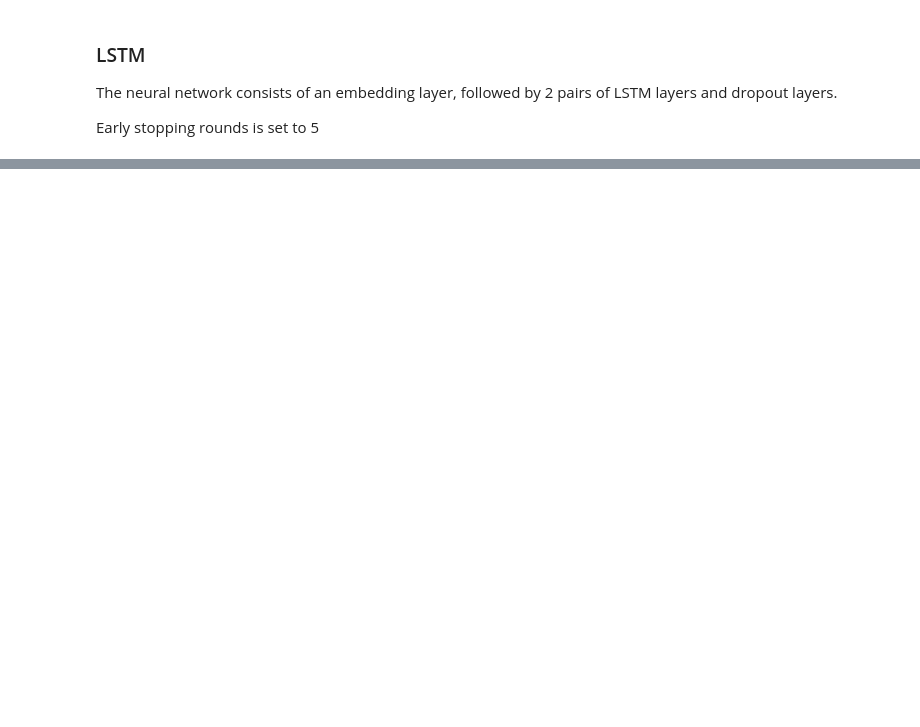
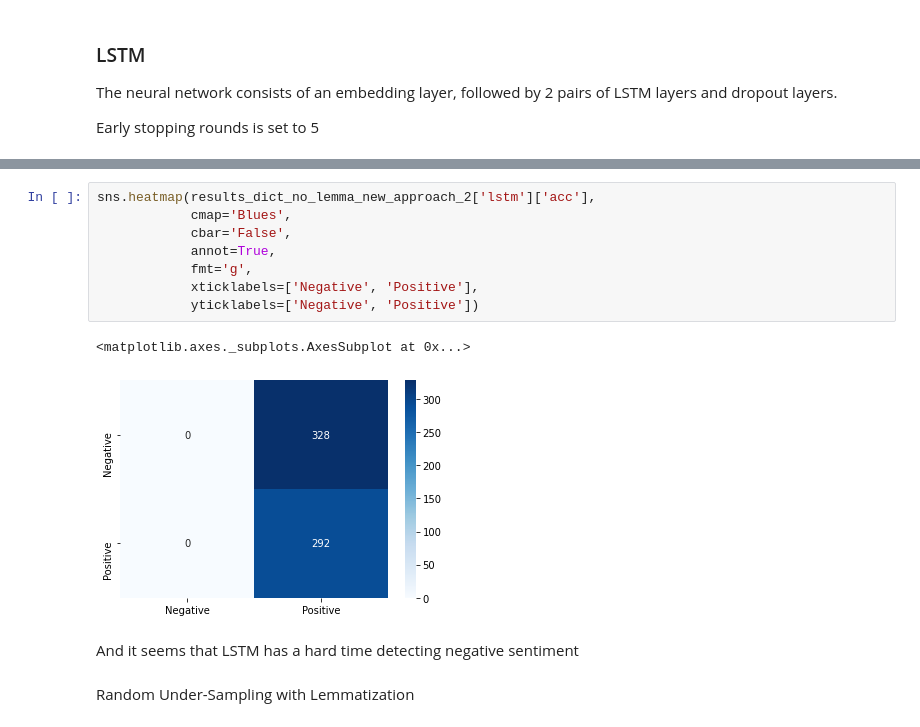
Before and after one commit to Hadryan/Amazon-Musical-Instrument-Sentiment-Analysis, a Jupyter notebook: Results.ipynb, the cells around one changed output, grey strips where cells are left out. Drawn from its saved outputs; the diff is of its cells as text; blank space fills up the shorter version.

```diff
--- a/Results.ipynb
+++ b/Results.ipynb
@@ -163,0 +220,15 @@ It seems that removing the neutral class did not help our issue. I am only left
+# %%
+sns.heatmap(results_dict_no_lemma_new_approach_2['lstm']['acc'],
+            cmap='Blues',
+            cbar='False',
+            annot=True,
+            fmt='g',
+            xticklabels=['Negative', 'Positive'],
+            yticklabels=['Negative', 'Positive'])
+# %% [output]
+<matplotlib.axes._subplots.AxesSubplot at 0x...>
+[figure, added]
+# %% [markdown]
+And it seems that LSTM has a hard time detecting negative sentiment
+# %% [markdown]
+Random Under-Sampling with Lemmatization
```
Also changed, not shown: parts of 21 cells of this notebook, 16 other files.
